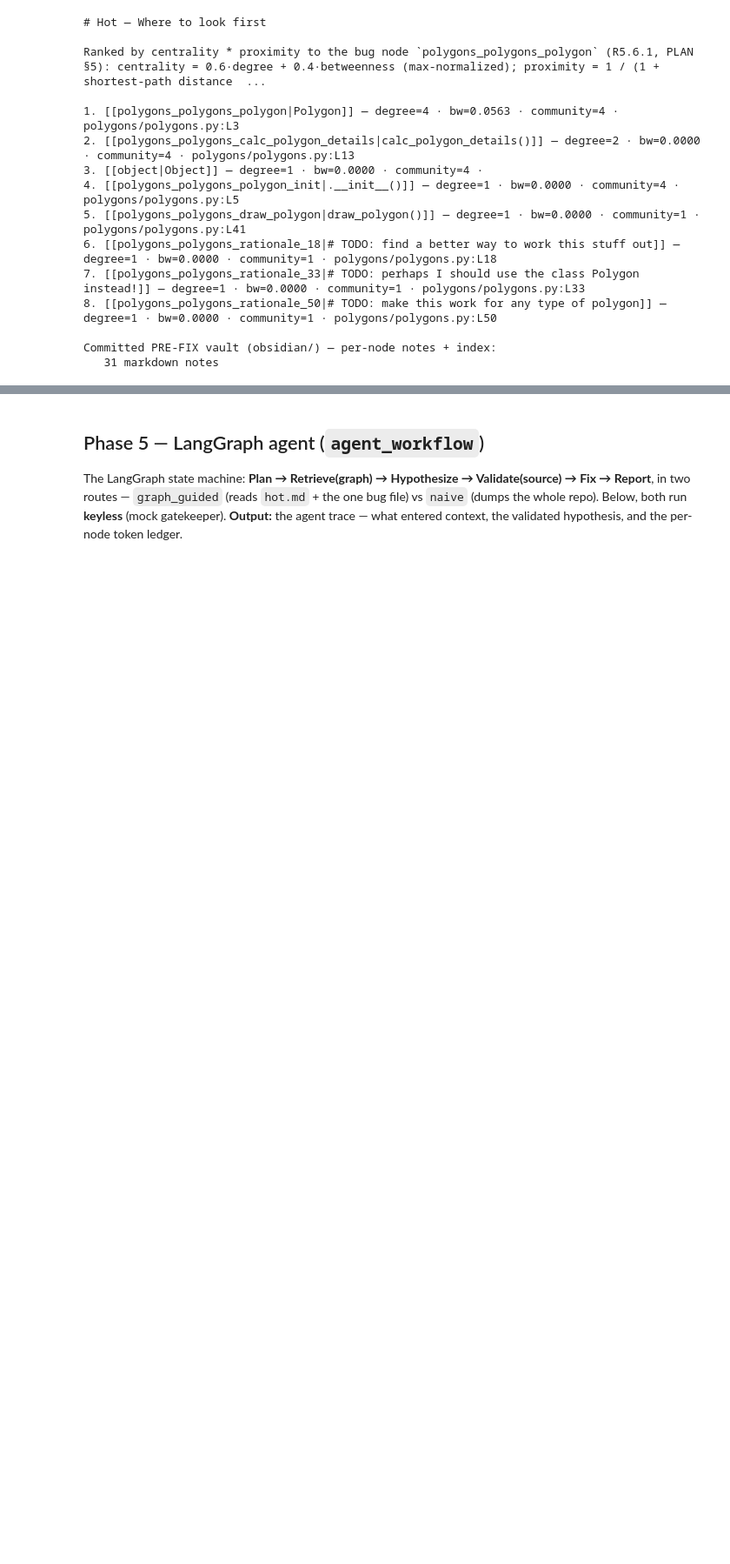
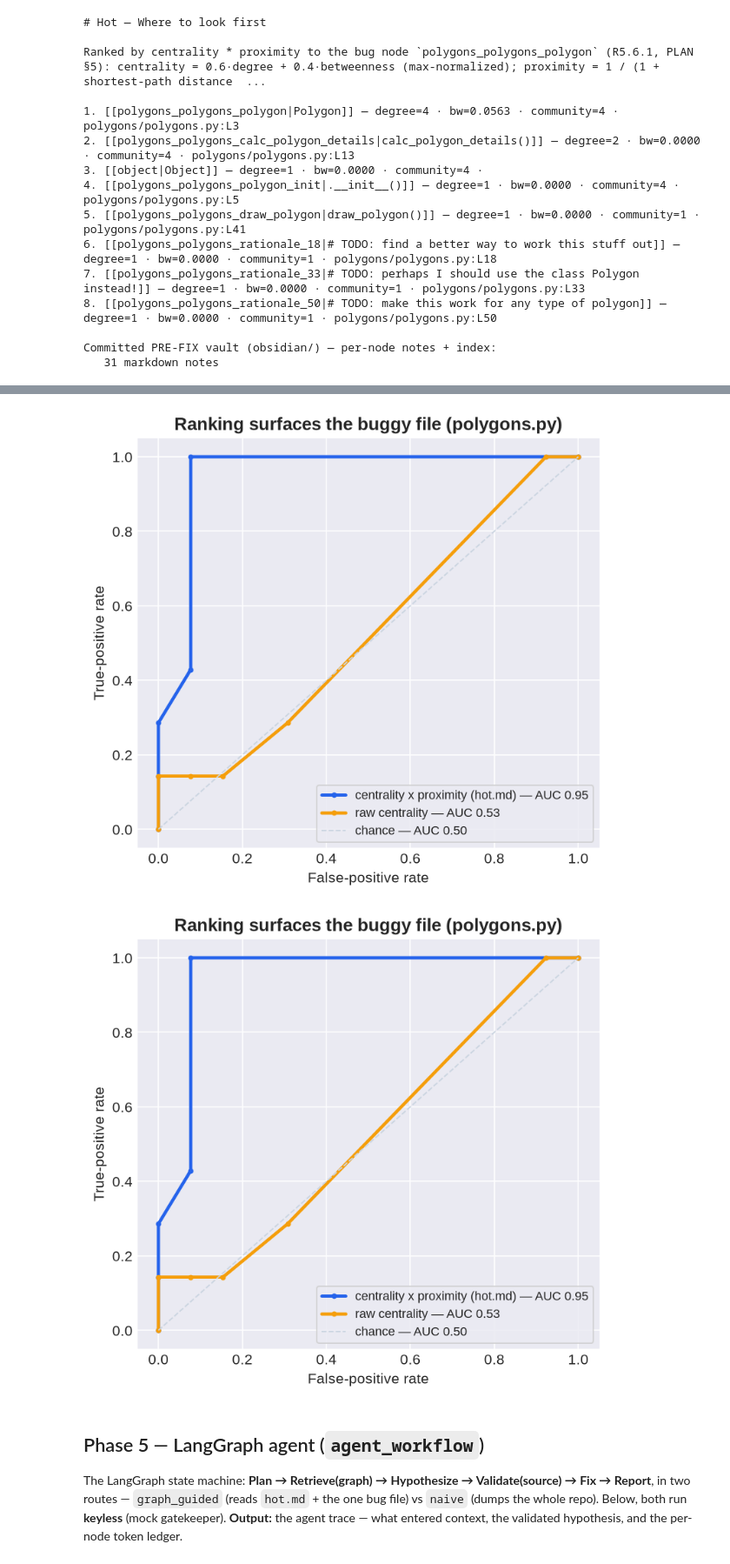
Before and after one commit to eyalsht/ex04-graphify-agent, a Jupyter notebook: notebooks/project_run.ipynb, the cells around one changed output, grey strips where cells are left out. Shown at 87% size. Cells and saved outputs as stored; diff of their text form; code cells hidden in the pictures; blank space fills up the shorter version.

```diff
--- a/notebooks/project_run.ipynb
+++ b/notebooks/project_run.ipynb
@@ -204,3 +210,11 @@ Committed PRE-FIX vault (obsidian/) — per-node notes + index:
+# %%
+import make_charts
+
+make_charts._style()  # modern chart theme, shared with the committed PNGs
+make_charts.fig_roc()
+# %% [output]
+[figure, added]
+[figure, added]
 # %% [markdown]
 ## Phase 5 — LangGraph agent (`agent_workflow`)
 
```
Also changed, not shown: parts of 6 cells of this notebook.
